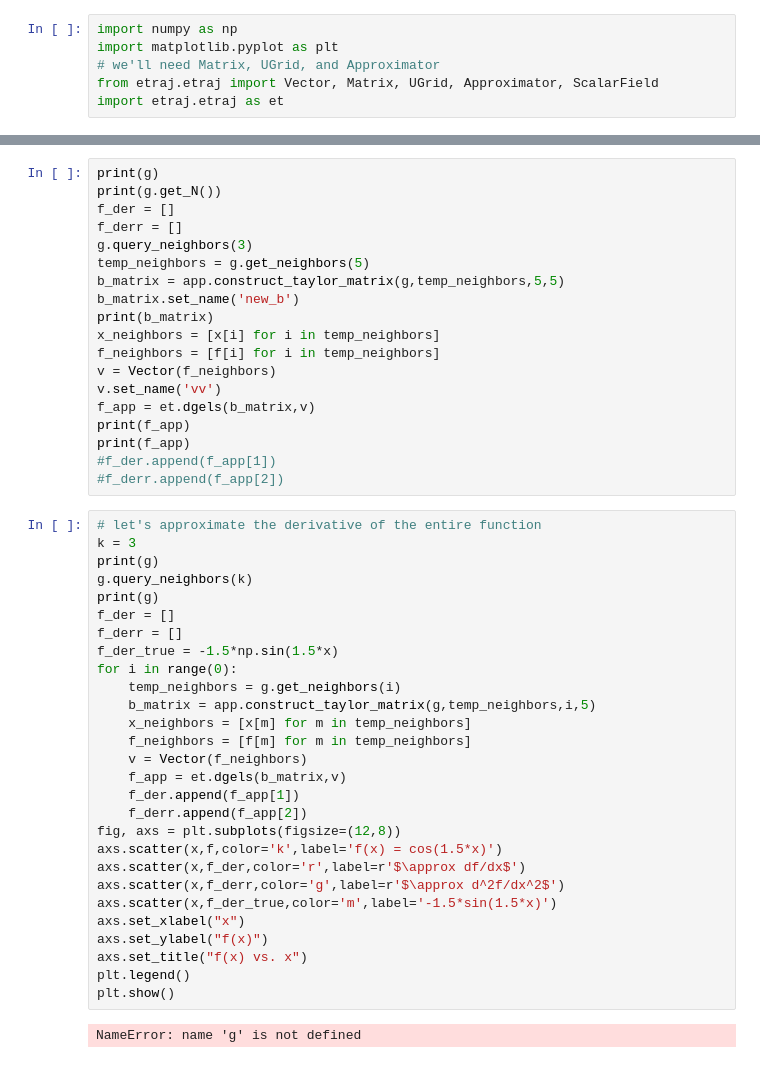
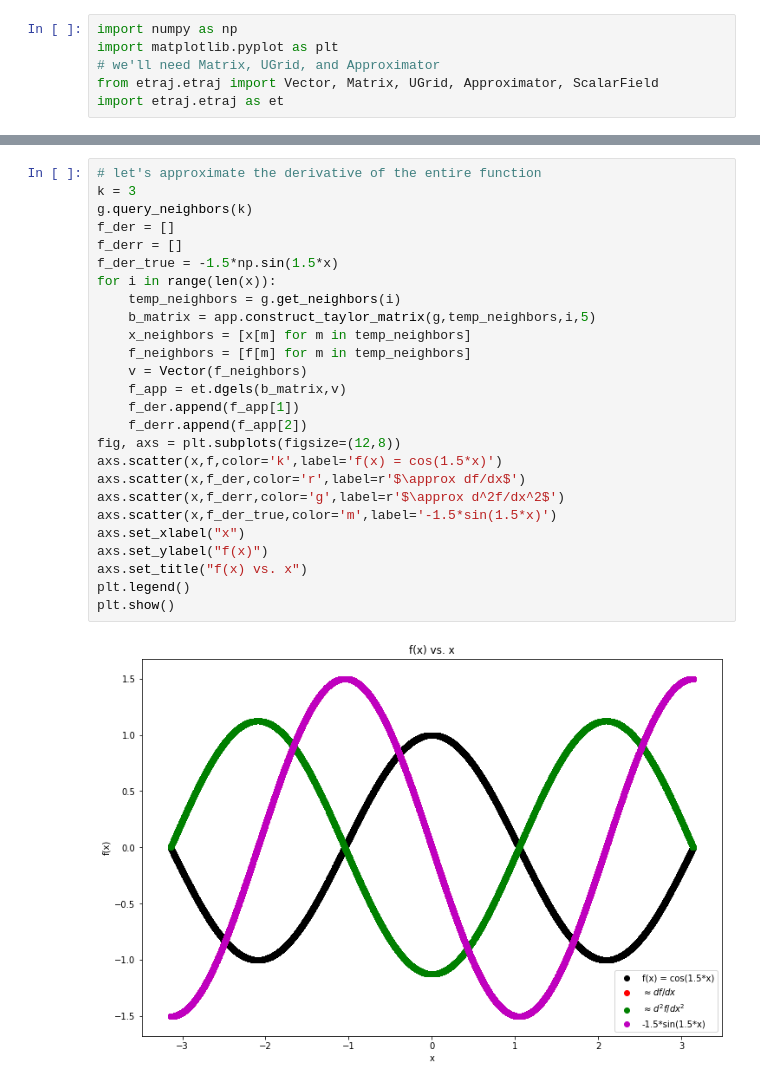
Before and after one commit to infophysics/EntropicTrajectories, a Jupyter notebook: notebooks/MLS Demo 1D.ipynb, the cells around one changed output, grey strips where cells are left out. Cells and saved outputs as stored; diff of their text form.

```diff
--- a/notebooks/MLS Demo 1D.ipynb
+++ b/notebooks/MLS Demo 1D.ipynb
@@ -122,49 +117,28 @@ plt.show()
-# %%
-print(g)
-print(g.get_N())
-f_der = []
-f_derr = []
-g.query_neighbors(3)
-temp_neighbors = g.get_neighbors(5)
-b_matrix = app.construct_taylor_matrix(g,temp_neighbors,5,5)
-b_matrix.set_name('new_b')
-print(b_matrix)
-x_neighbors = [x[i] for i in temp_neighbors]
-f_neighbors = [f[i] for i in temp_neighbors]
-v = Vector(f_neighbors)
-v.set_name('vv')
-f_app = et.dgels(b_matrix,v)
-print(f_app)
-print(f_app)
-#f_der.append(f_app[1])
-#f_derr.append(f_app[2])
 # %%
 # let's approximate the derivative of the entire function
 k = 3
-print(g)
 g.query_neighbors(k)
-print(g)
 f_der = []
 f_derr = []
 f_der_true = -1.5*np.sin(1.5*x)
-for i in range(0):
+for i in range(len(x)):
     temp_neighbors = g.get_neighbors(i)
     b_matrix = app.construct_taylor_matrix(g,temp_neighbors,i,5)
     x_neighbors = [x[m] for m in temp_neighbors]
     f_neighbors = [f[m] for m in temp_neighbors]
     v = Vector(f_neighbors)
     f_app = et.dgels(b_matrix,v)
     f_der.append(f_app[1])
     f_derr.append(f_app[2])
 fig, axs = plt.subplots(figsize=(12,8))
 axs.scatter(x,f,color='k',label='f(x) = cos(1.5*x)')
 axs.scatter(x,f_der,color='r',label=r'$\approx df/dx$')
 axs.scatter(x,f_derr,color='g',label=r'$\approx d^2f/dx^2$')
 axs.scatter(x,f_der_true,color='m',label='-1.5*sin(1.5*x)')
 axs.set_xlabel("x")
 axs.set_ylabel("f(x)")
 axs.set_title("f(x) vs. x")
 plt.legend()
 plt.show()
 # %% [output]
-NameError: name 'g' is not defined
+[figure, added]
```
Also changed, not shown: parts of 9 cells of this notebook, 10 other files.
